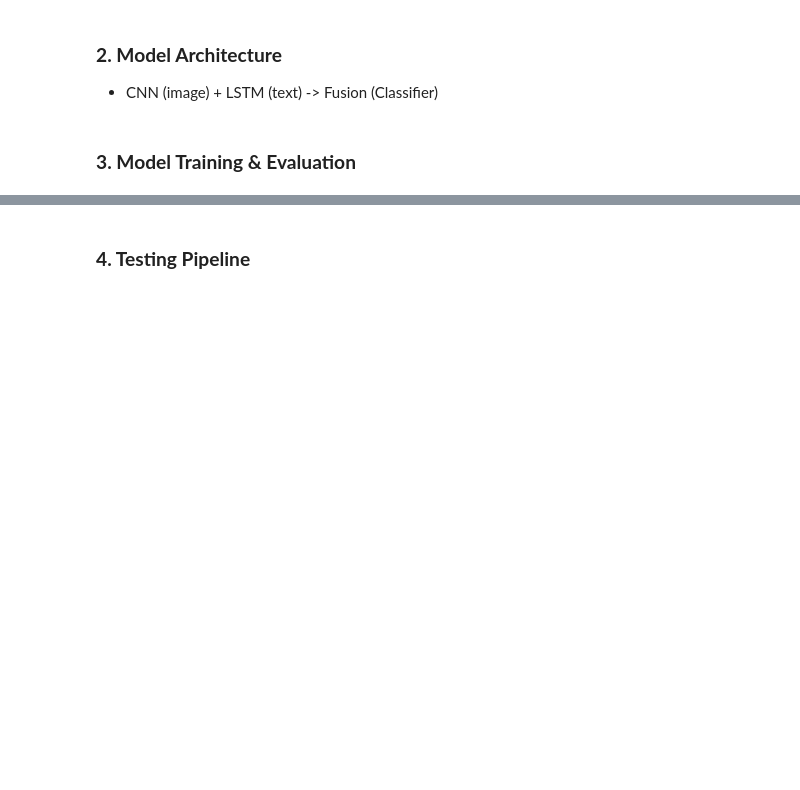
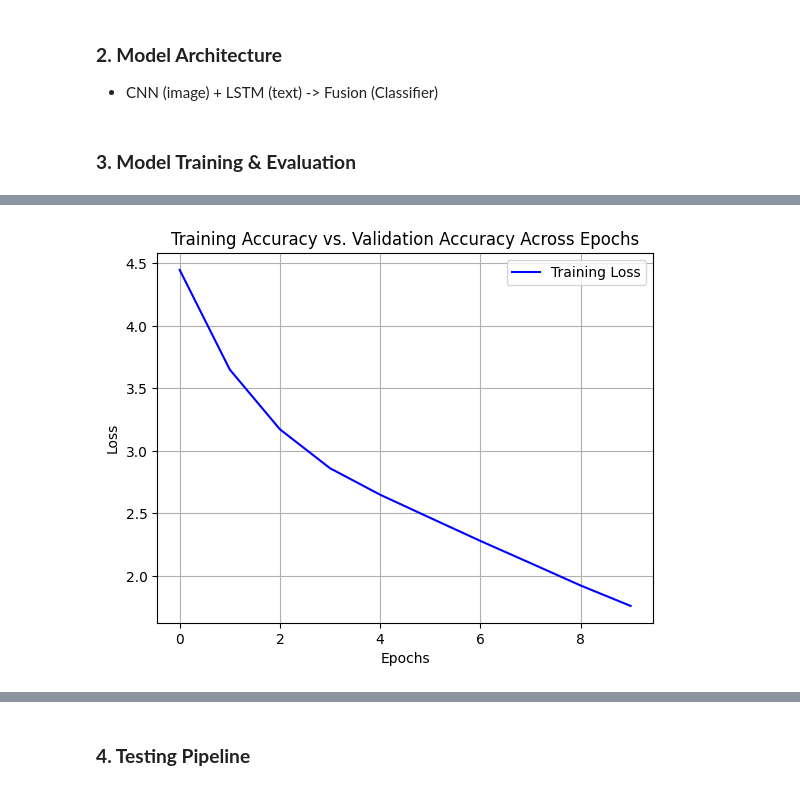
Before and after one commit to alyanifr/FINAL_ASSESSMENT_WOA7015, a Jupyter notebook: cnn-vqa-med.ipynb, the cells around one changed output, grey strips where cells are left out. Saved outputs shown, nothing was run; the diff lists cells and outputs as text; code cells hidden in the pictures; blank space fills up the shorter version.

```diff
--- a/cnn-vqa-med.ipynb
+++ b/cnn-vqa-med.ipynb
@@ -64,10 +64,15 @@ def encode_question(question, vocab, max_len=20):
 
 # Answer vocab
 def build_answer_vocab(answers):
-    unique_answers = set(str(a).lower().strip() for a in answers)
-    answer_to_idx = {ans: i for i, ans in enumerate(sorted(unique_answers))}
+    answers = [str(a).lower().strip() for a in answers]
+    unique_answers = sorted(set(answers))
 
-    return answer_to_idx
+    answer_to_idx = {"<unk_ans>": 0}        # Solving missing val answers problem
+    for ans in unique_answers:
+        answer_to_idx[ans] = len(answer_to_idx)
+
+    idx_to_answer = {i: a for a, i in answer_to_idx.items()}
+    return answer_to_idx, idx_to_answer
 # %%
 # 1.3 Custom dataset class
 class VqaRadDataset(Dataset):
@@ -100,8 +105,13 @@ class VqaRadDataset(Dataset):
         )
 
         answer_text = str(item['answer']).lower().strip()
+        answer_idx = self.answer_to_idx.get(
+            answer_text,
+            self.answer_to_idx["<unk_ans>"]
+        )
+
         answer = torch.tensor(
-            self.answer_to_idx[answer_text],
+            answer_idx,
             dtype=torch.long
         )
 
@@ -118,7 +130,7 @@ print("Vocab size:", len(vocab))
 
 # Extract answers from train data
 train_answers = [item["answer"] for item in train_data]
-answer_to_idx = build_answer_vocab(train_answers)
+answer_to_idx, idx_to_answer = build_answer_vocab(train_answers)
 
 print("Number of answer classes:", len(answer_to_idx))
 print(answer_to_idx)
@@ -124,0 +141,13 @@ print(answer_to_idx)
+# %%
+missing = set()
+
+with open("VQA_RAD/val.json", "r") as f:
+    val_data = json.load(f)
+
+for item in val_data:
+    ans = str(item["answer"]).strip().lower()
+    if ans not in answer_to_idx:
+        missing.add(ans)
+
+print("Unseen answers in val data:", missing)
+print("Number of missing answers:", len(missing))
@@ -292,0 +340,14 @@ for epoch in range(epochs):
+# %%
+# Loss plot
+import matplotlib.pyplot as plt
+%matplotlib inline
+
+plt.plot(training_losses, label='Training Loss', color='blue')
+plt.xlabel('Epochs')
+plt.ylabel('Loss')
+plt.title('Training Accuracy vs. Validation Accuracy Across Epochs')
+plt.grid(True)
+plt.legend()
+plt.show()
+# %% [output]
+[figure, added]
```
Also changed, not shown: parts of 8 cells of this notebook.
